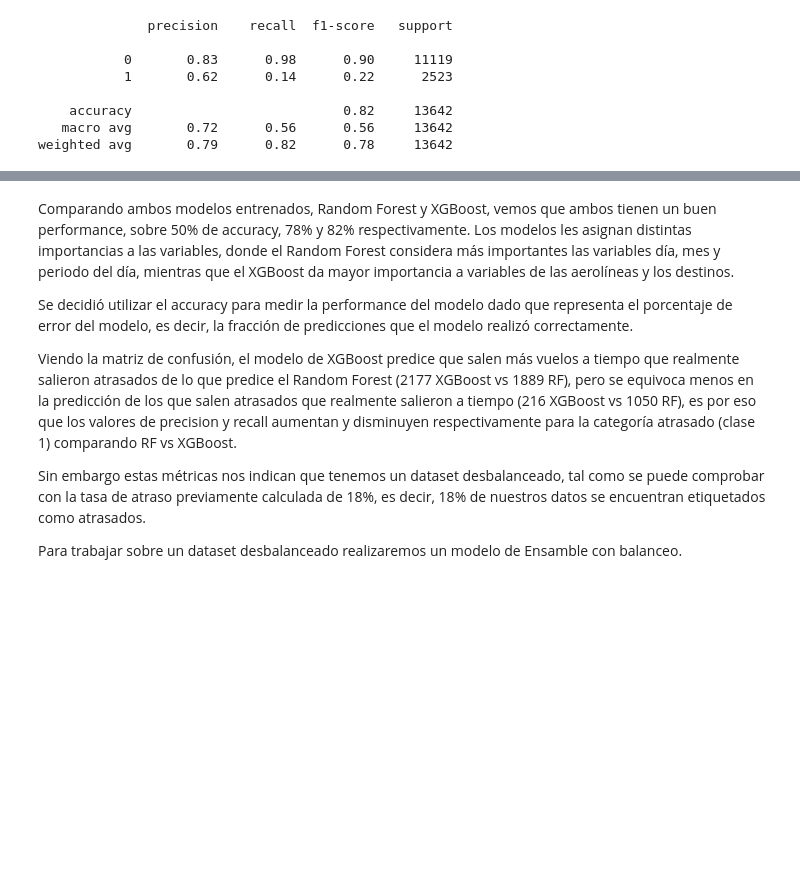
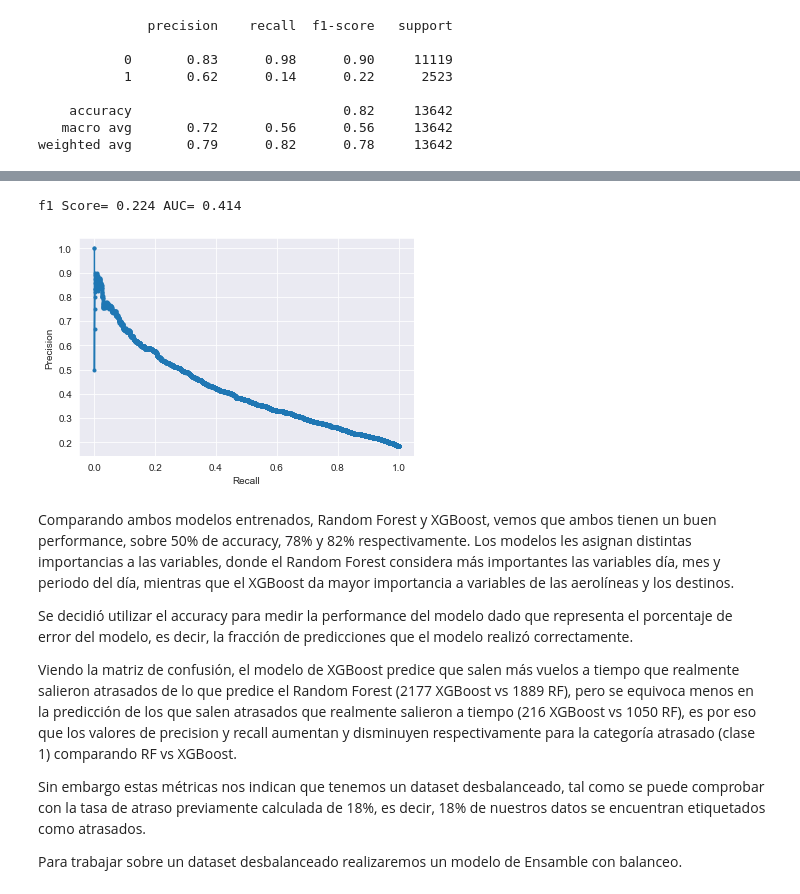
Before and after one commit to JaviviFMB/challenge-datascientist, a Jupyter notebook: solution.ipynb, the cells around one changed output, grey strips where cells are left out. Saved outputs shown, nothing was run; the diff lists cells and outputs as text; code cells hidden in the pictures; blank space fills up the shorter version.

```diff
--- a/solution.ipynb
+++ b/solution.ipynb
@@ -524,3 +569,9 @@ weighted avg       0.79      0.82      0.78     13642
+# %%
+# Usamos la función previamente creada
+prec_rec(y_test, pred_y, xgb_probability)
+# %% [output]
+f1 Score= 0.224 AUC= 0.414
+[figure, added]
 # %% [markdown]
 Comparando ambos modelos entrenados, Random Forest y XGBoost, vemos que ambos tienen un buen performance, sobre 50% de
 accuracy, 78% y 82% respectivamente. Los modelos les asignan distintas importancias a las variables, donde el
```
Also changed, not shown: parts of 19 cells of this notebook.
